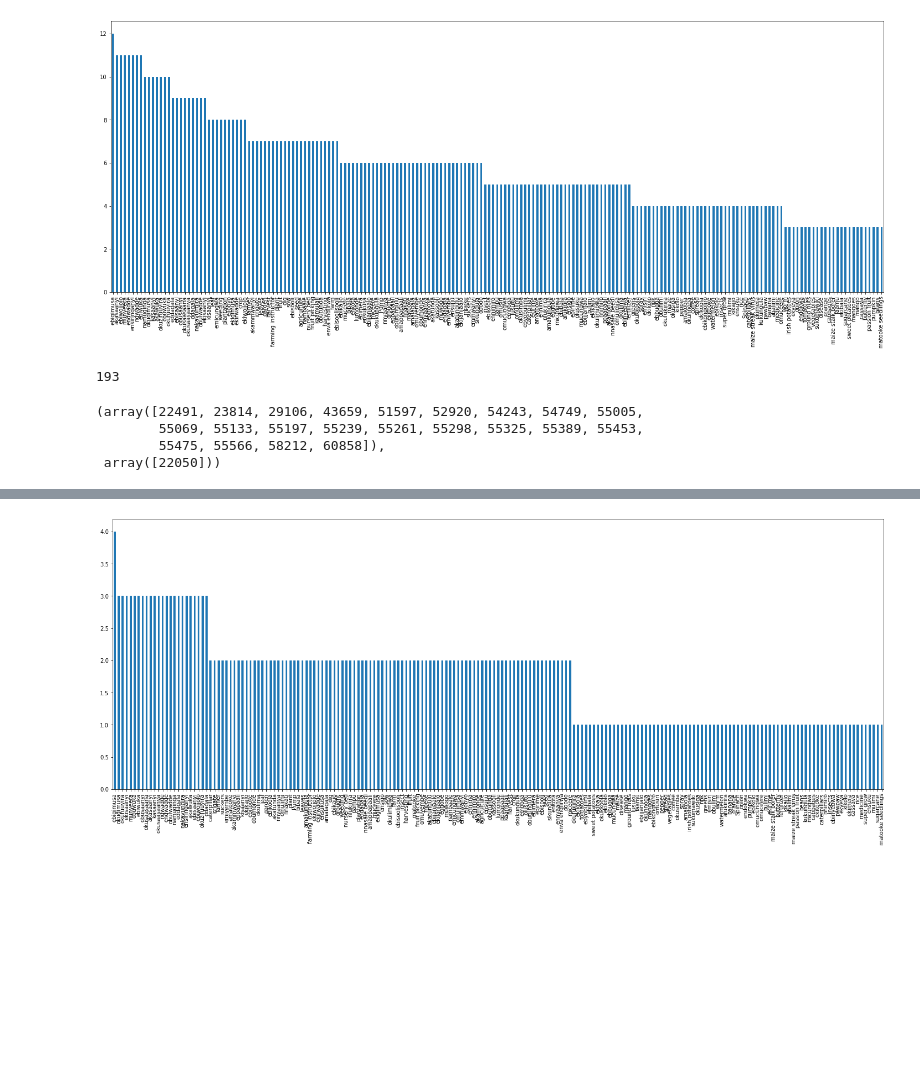
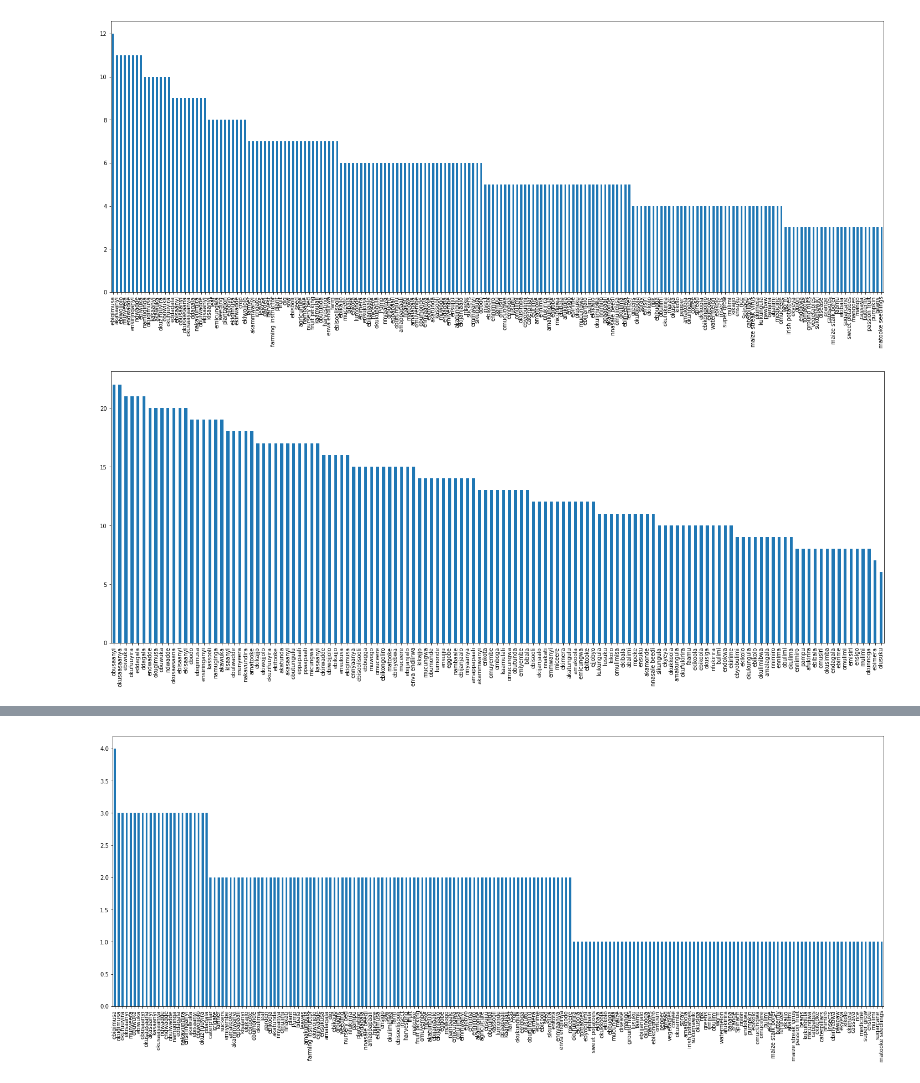
Before and after one commit to astromid/zindi-keyword-spotter, a Jupyter notebook: notebooks/EDA.ipynb, the cells around one changed output, grey strips where cells are left out. Drawn from its saved outputs; the diff is of its cells as text; code cells hidden in the pictures; blank space fills up the shorter version.

```diff
--- a/notebooks/EDA.ipynb
+++ b/notebooks/EDA.ipynb
@@ -22,9 +27,19 @@ data_dir = Path('../data')
-# %%
-from tqdm import tqdm
-
-lengths = []
-sample_rates = []
-for item in tqdm(train_df['fn'].values):
-    rate, sample = wavfile.read(data_dir / item)
-    sample_rates.append(rate)
-    lengths.append(len(sample))
+# %%
+# 5727 files
+lengths = []
+sample_rates = []
+
+for item in tqdm(train_df['fn'].values):
+    sample, rate = librosa.load(FIRST_PATH / item)
+    sample_rates.append(rate)
+    lengths.append(len(sample))
+
+for item in tqdm(SECOND_PATH.rglob('*.wav')):
+    sample, rate = librosa.load(item)
+    sample_rates.append(rate)
+    lengths.append(len(sample))
+
+for item in tqdm(THIRD_PATH.rglob('*.wav')):
+    sample, rate = librosa.load(item)
+    sample_rates.append(rate)
+    lengths.append(len(sample))
@@ -31,16 +54,18 @@ for item in tqdm(train_df['fn'].values):
+# %%
+second_labels = []
+for item in (SECOND_PATH.rglob('*.wav')):
+    second_labels.append(item.parent.name)
+
+third_labels = []
+for item in (THIRD_PATH.rglob('*.wav')):
+    third_labels.append(item.parent.name)
 # %%
 fig, ax = plt.subplots(figsize=(25, 9))
 train_df['label'].value_counts().plot(kind='bar', ax=ax);
 # %% [output]
 [figure]
-# %%
-train_df['label'].nunique()
-# %% [output]
-193
-# %%
-np.unique(lengths), np.unique(sample_rates)
-# %% [output]
-(array([22491, 23814, 29106, 43659, 51597, 52920, 54243, 54749, 55005,
-        55069, 55133, 55197, 55239, 55261, 55298, 55325, 55389, 55453,
-        55475, 55566, 58212, 60858]),
- array([22050]))
+# %%
+fig, ax = plt.subplots(figsize=(25, 9))
+pd.Series(second_labels).value_counts().plot(kind='bar', ax=ax);
+# %% [output]
+[figure, added]
```
Also changed, not shown: parts of 19 cells of this notebook, 8 other files.
